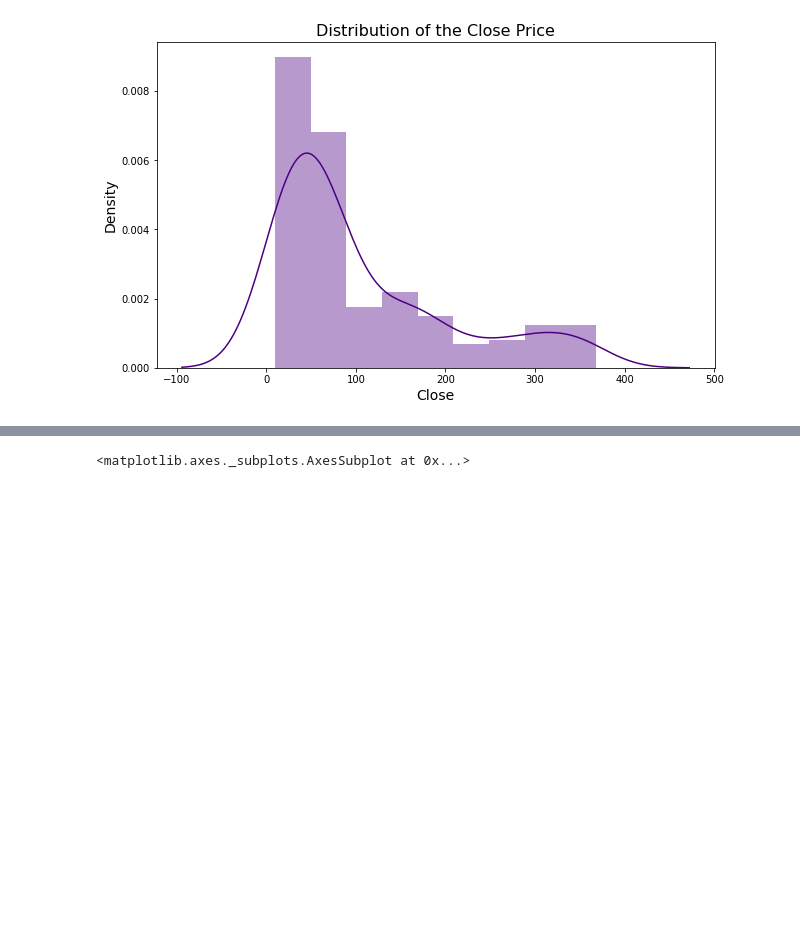
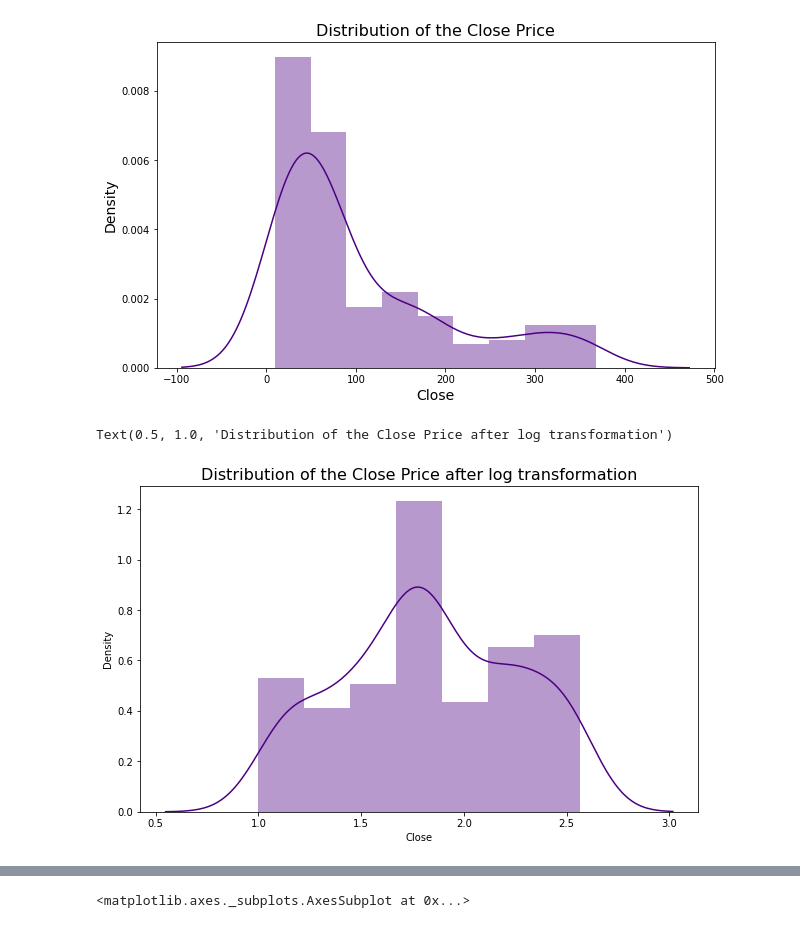
Before and after one commit to ramank123/Yes-Bank-Stock-Closing-Price-Prediction, a Jupyter notebook: Yes_Bank_Stock_Closing_Price_Prediction.ipynb, the cells around one changed output, grey strips where cells are left out. Drawn from its saved outputs; the diff is of its cells as text; code cells hidden in the pictures; blank space fills up the shorter version.

```diff
--- a/Yes_Bank_Stock_Closing_Price_Prediction.ipynb
+++ b/Yes_Bank_Stock_Closing_Price_Prediction.ipynb
@@ -156,3 +156,11 @@ plt.ylabel('Density',fontsize = 14)
 # %% [output]
 Text(0, 0.5, 'Density')
 [figure]
+# %%
+#Distribution after applying Log Transformation
+plt.figure(figsize = (10,6))
+sns.distplot(np.log10(df['Close']),color = 'indigo')
+plt.title('Distribution of the Close Price after log transformation',fontsize = 16)
+# %% [output]
+Text(0.5, 1.0, 'Distribution of the Close Price after log transformation')
+[figure, added]
```
Also changed, not shown: parts of 3 cells of this notebook.
